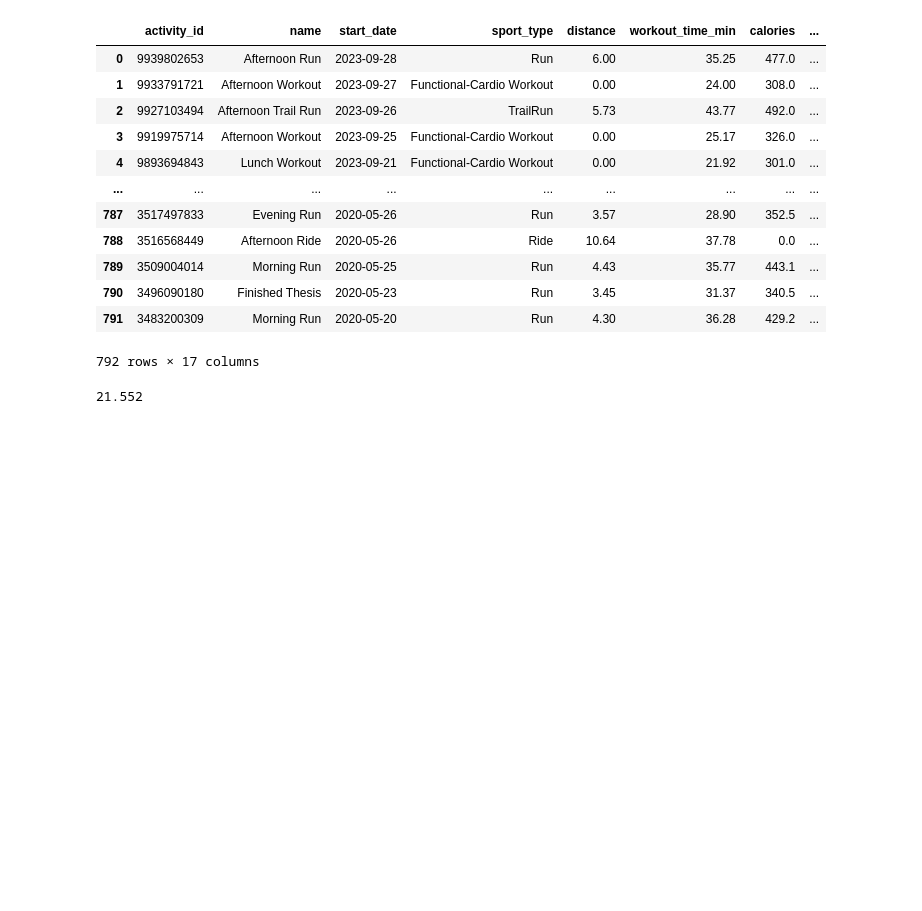
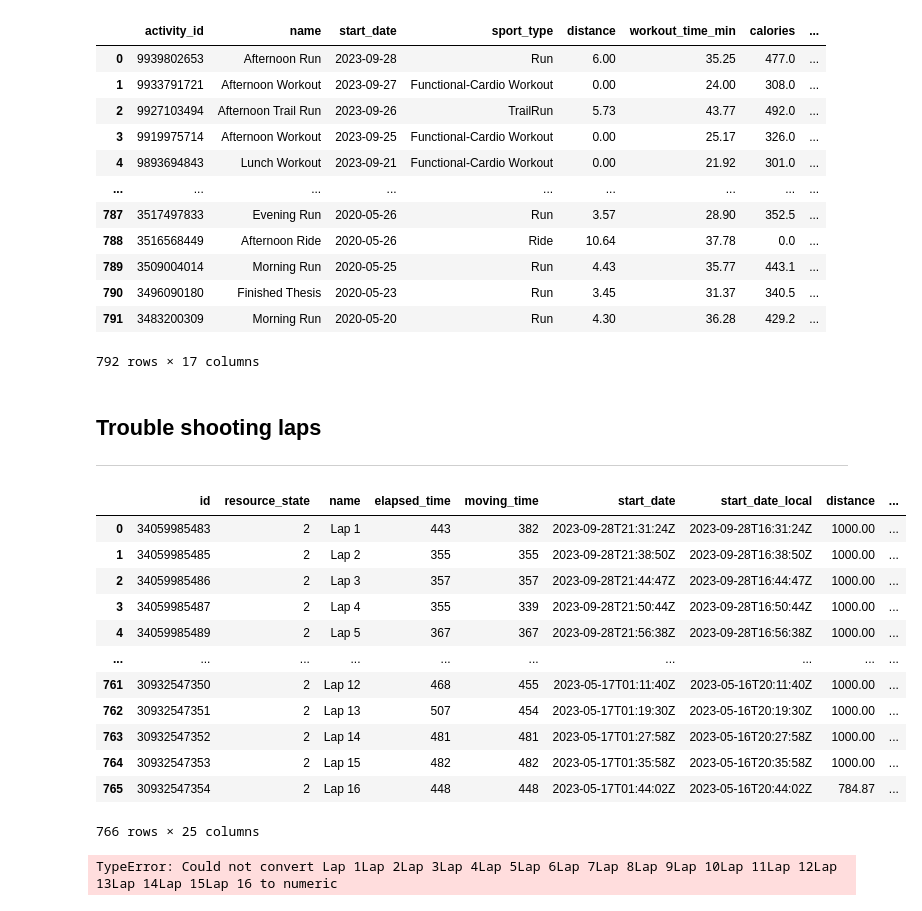
Before and after one commit to ManuelElizaldi/PyStrava, a Jupyter notebook: TroubleShootingNotebook.ipynb, the cells around one changed output. Saved outputs shown, nothing was run; the diff lists cells and outputs as text; code cells hidden in the pictures; blank space fills up the shorter version.

```diff
--- a/TroubleShootingNotebook.ipynb
+++ b/TroubleShootingNotebook.ipynb
@@ -3,5 +4,11 @@ import pandas as pd
 # %%
-df = pd.read_csv(r'C:\Users\USER\Desktop\Learning\PyStrava\Outputs\All_Workouts_Table.csv')
+#df = pd.read_csv(r'C:\Users\USER\Desktop\Learning\PyStrava\Outputs\All_Workouts_Table.csv')
+
+
+all_workouts_json = r"C:\Users\USER\Desktop\Learning\PyStrava\Outputs\all_workouts.json"
+
+with open(all_workouts_json, "r") as file:
+    laps_json = json.load(file)
 # %%
 # we have to recreate this in the time_minutes column
 # because we21.92 - (21.92%1)) + (((21.92%1) * 60)/100)
@@ -49,8 +61,54 @@ df
 | 790 | 3496090180 | Finished Thesis | 2020-05-23 | Run | 3.45 | 31.37 | 340.5 | ... |
 | 791 | 3483200309 | Morning Run | 2020-05-20 | Run | 4.30 | 36.28 | 429.2 | ... |
 792 rows × 17 columns
-# %%
-# we have to recreate this in the time_minutes column
-(21.92 - (21.92%1)) + (((21.92%1) * 60)/100)
-# %% [output]
-21.552
+# %% [markdown]
+## Trouble shooting laps
+--------------------------
+# %%
+file_name = r"C:\Users\USER\Desktop\Learning\PyStrava\Outputs\all_workouts.json"
+
+with open(file_name, "r") as file:
+    laps_json = json.load(file)
+# %%
+workout_laps = pd.json_normalize(laps_json,'laps')
+workout_laps
+# %% [output]
+|  | id | resource_state | name | elapsed_time | moving_time | start_date | start_date_local | distance | ... |
+| 0 | 34059985483 | 2 | Lap 1 | 443 | 382 | 2023-09-28T21:31:24Z | 2023-09-28T16:31:24Z | 1000.00 | ... |
+| 1 | 34059985485 | 2 | Lap 2 | 355 | 355 | 2023-09-28T21:38:50Z | 2023-09-28T16:38:50Z | 1000.00 | ... |
+| 2 | 34059985486 | 2 | Lap 3 | 357 | 357 | 2023-09-28T21:44:47Z | 2023-09-28T16:44:47Z | 1000.00 | ... |
+| 3 | 34059985487 | 2 | Lap 4 | 355 | 339 | 2023-09-28T21:50:44Z | 2023-09-28T16:50:44Z | 1000.00 | ... |
+| 4 | 34059985489 | 2 | Lap 5 | 367 | 367 | 2023-09-28T21:56:38Z | 2023-09-28T16:56:38Z | 1000.00 | ... |
+| ... | ... | ... | ... | ... | ... | ... | ... | ... | ... |
+| 761 | 30932547350 | 2 | Lap 12 | 468 | 455 | 2023-05-17T01:11:40Z | 2023-05-16T20:11:40Z | 1000.00 | ... |
+| 762 | 30932547351 | 2 | Lap 13 | 507 | 454 | 2023-05-17T01:19:30Z | 2023-05-16T20:19:30Z | 1000.00 | ... |
+| 763 | 30932547352 | 2 | Lap 14 | 481 | 481 | 2023-05-17T01:27:58Z | 2023-05-16T20:27:58Z | 1000.00 | ... |
+| 764 | 30932547353 | 2 | Lap 15 | 482 | 482 | 2023-05-17T01:35:58Z | 2023-05-16T20:35:58Z | 1000.00 | ... |
+| 765 | 30932547354 | 2 | Lap 16 | 448 | 448 | 2023-05-17T01:44:02Z | 2023-05-16T20:44:02Z | 784.87 | ... |
+766 rows × 25 columns
+# %%
+workout_laps = workout_laps[['activity.id','name','moving_time','distance','average_heartrate','max_heartrate','average_speed','max_speed']]
+workout_laps = workout_laps.rename(columns={'activity.id':'activity_id',
+                                            'name':'lap',
+                                            'moving_time':'lap_time_min',
+                                            'distance':'lap_distance',
+                                            'average_heartrate':'lap_average_heartrate',
+                                            'max_heartrate':'lap_max_heartrate_km/h',
+                                            'average_speed':'lap_average_speed_km/h',
+                                            'max_speed':'lap_max_speed'})
+workout_laps['lap_time_min'] = round(workout_laps['lap_time_min']/60,2)
+workout_laps['lap_distance'] = round(workout_laps['lap_distance']/1000,2)
+
+avg_time_per_lap = workout_laps.groupby('activity_id').mean()
+avg_time_per_lap = avg_time_per_lap.reset_index()
+avg_time_per_lap = avg_time_per_lap[['activity_id','lap_time_min']]
+avg_time_per_lap = avg_time_per_lap.rename(columns={'lap_time_min':'avg_time_per_lap'})
+
+lap_counter = workout_laps['activity_id'].value_counts().rename_axis('activity_id').reset_index(name='lap_count')
+
+lap_stats = avg_time_per_lap.merge(lap_counter,on='activity_id')
+
+merged = df.merge(lap_stats, on = 'activity_id')
+merged['lap_count'] = pd.to_numeric(merged['lap_count'])
+# %% [output]
+TypeError: Could not convert Lap 1Lap 2Lap 3Lap 4Lap 5Lap 6Lap 7Lap 8Lap 9Lap 10Lap 11Lap 12Lap 13Lap 14Lap 15Lap 16 to numeric
```
Also changed, not shown: parts of 2 cells of this notebook, 4 other files.
